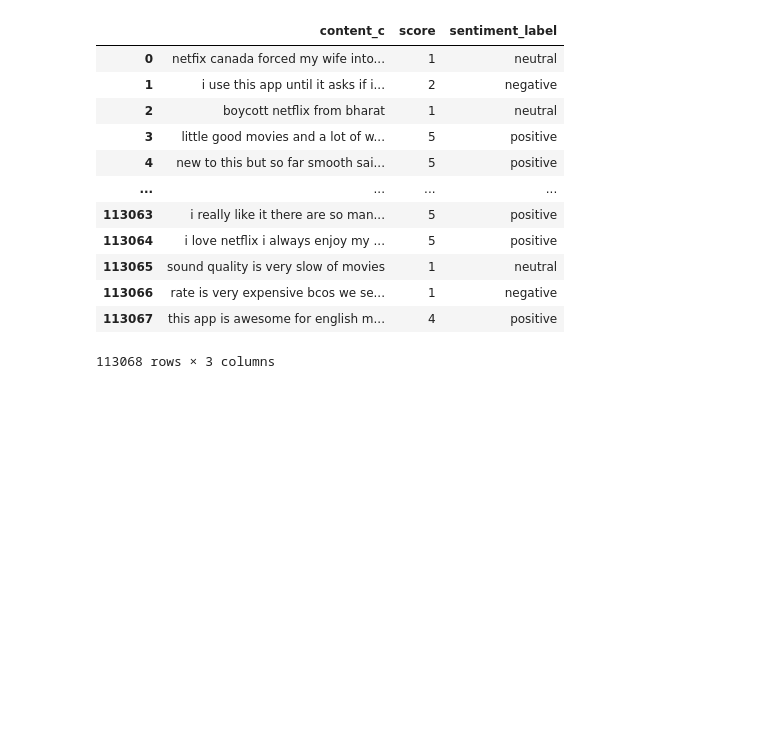
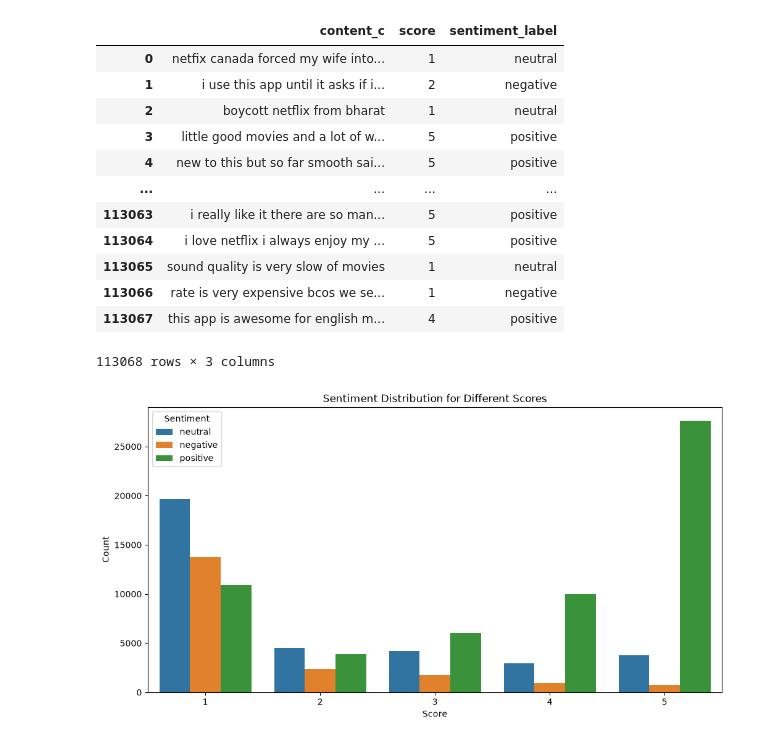
Before and after one commit to fiacredev/netflix-reviews, a Jupyter notebook: netflix.ipynb, the cells around one changed output. Saved outputs shown, nothing was run; the diff lists cells and outputs as text; code cells hidden in the pictures; blank space fills up the shorter version.

Commit message:
feat(notebook): plot the sentiment distribution across the scores

```diff
--- a/netflix.ipynb
+++ b/netflix.ipynb
@@ -137,3 +137,14 @@ df[['content_c', 'score', 'sentiment_label']]
 | 113066 | rate is very expensive bcos we se... | 1 | negative |
 | 113067 | this app is awesome for english m... | 4 | positive |
 113068 rows × 3 columns
+# %%
+# sentiment distribution
+plt.figure(figsize=(12, 6))
+sns.countplot(data=df, x='score', hue='sentiment_label')
+plt.xlabel('Score')
+plt.ylabel('Count')
+plt.title('Sentiment Distribution for Different Scores')
+plt.legend(title='Sentiment')
+plt.show()
+# %% [output]
+[figure, added]
```
